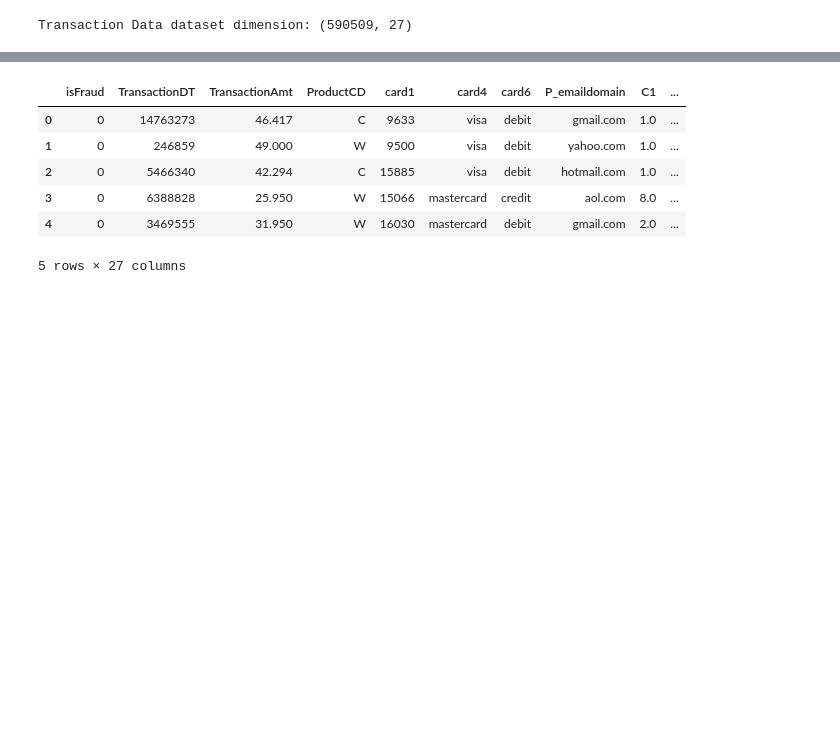
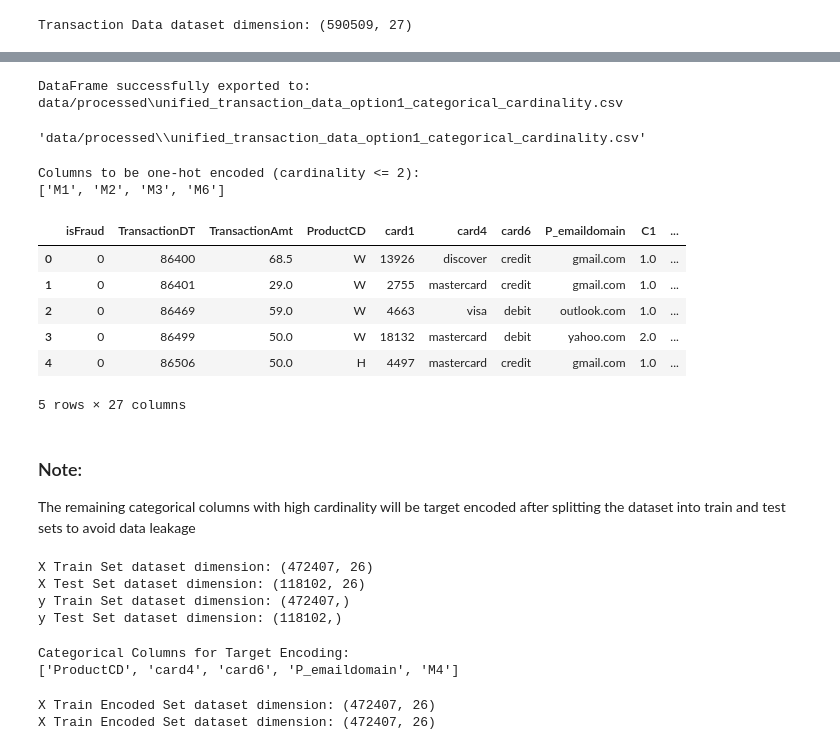
Before and after one commit to LakeeshaRCL/msc-ds-ai-research-implementations, a Jupyter notebook: preprocessor.ipynb, the cells around one changed output, grey strips where cells are left out. Saved outputs shown, nothing was run; the diff lists cells and outputs as text; code cells hidden in the pictures; blank space fills up the shorter version.

```diff
--- a/preprocessor.ipynb
+++ b/preprocessor.ipynb
@@ -35,0 +80,5 @@ Test Set dataset dimension: (118102, 27)
+# %%
+# get cardinality of categorical columns
+categorical_cardinality = get_categorical_value_counts(transaction_data_df, categorical_columns)
+print ("Categorical Columns Cardinality:")
+print (categorical_cardinality)
@@ -36,11 +97,61 @@ Test Set dataset dimension: (118102, 27)
+# %%
+# export this cardinality information to csv for future reference
+export_dataframe_to_csv(categorical_cardinality, data_base_path + "processed/null_value_option_1","unified_transaction_data_option1_categorical_cardinality.csv")
+# %% [output]
+DataFrame successfully exported to: data/processed\unified_transaction_data_option1_categorical_cardinality.csv
+'data/processed\\unified_transaction_data_option1_categorical_cardinality.csv'
+# %%
+# one-hot encode categorical columns with less than 2 unique values
+max_cardinality_one_hot = 2
+columns_for_one_hot = categorical_cardinality.loc[categorical_cardinality["value_count"] <= max_cardinality_one_hot]["column"].tolist()
+print(f"Columns to be one-hot encoded (cardinality <= {max_cardinality_one_hot}):")
+print(columns_for_one_hot)
+# %% [output]
+Columns to be one-hot encoded (cardinality <= 2):
+['M1', 'M2', 'M3', 'M6']
+# %%
+# one-hot encode selected columns
+one_hot_encoded_data = one_hot_encode(transaction_data_df, columns_for_one_hot)
+# %%
+one_hot_encoded_data.head()
+# %% [output]
+|  | isFraud | TransactionDT | TransactionAmt | ProductCD | card1 | card4 | card6 | P_emaildomain | C1 | ... |
+| 0 | 0 | 86400 | 68.5 | W | 13926 | discover | credit | gmail.com | 1.0 | ... |
+| 1 | 0 | 86401 | 29.0 | W | 2755 | mastercard | credit | gmail.com | 1.0 | ... |
+| 2 | 0 | 86469 | 59.0 | W | 4663 | visa | debit | outlook.com | 1.0 | ... |
+| 3 | 0 | 86499 | 50.0 | W | 18132 | mastercard | debit | yahoo.com | 2.0 | ... |
+| 4 | 0 | 86506 | 50.0 | H | 4497 | mastercard | credit | gmail.com | 1.0 | ... |
+5 rows × 27 columns
+# %% [markdown]
+### Note:
+The remaining categorical columns with high cardinality will be target encoded after splitting the dataset into train and test sets to avoid data leakage
+# %%
+# split dataset into train and test sets
+target_df = one_hot_encoded_data[target_variable]
+one_hot_encoded_data = drop_columns(one_hot_encoded_data, [target_variable])
+X_train_df, X_test_df, y_train_df, y_test_df = train_test_split(one_hot_encoded_data, target_df, test_size=0.2, random_state=42, stratify=target_df)
+# reset index
+X_train_df.reset_index(drop=True, inplace=True)
+X_test_df.reset_index(drop=True, inplace=True)
+y_train_df.reset_index(drop=True, inplace=True)
+y_test_df.reset_index(drop=True, inplace=True)
+
+# show dimensions of train and test sets
+dataset_dimension("X Train Set", X_train_df)
+dataset_dimension("X Test Set", X_test_df)
+dataset_dimension("y Train Set", y_train_df)
+dataset_dimension("y Test Set", y_test_df)
+# %% [output]
+X Train Set dataset dimension: (472407, 26)
+X Test Set dataset dimension: (118102, 26)
+y Train Set dataset dimension: (472407,)
+y Test Set dataset dimension: (118102,)
 # %%
-train_df.head()
+# get remaining categorical columns for target encoding
+categorical_cols_for_target_encoding = [col for col in categorical_columns if col not in columns_for_one_hot]
+print("Categorical Columns for Target Encoding:")
+print(categorical_cols_for_target_encoding)
 # %% [output]
-|  | isFraud | TransactionDT | TransactionAmt | ProductCD | card1 | card4 | card6 | P_emaildomain | C1 | ... |
-| 0 | 0 | 14763273 | 46.417 | C | 9633 | visa | debit | gmail.com | 1.0 | ... |
-| 1 | 0 | 246859 | 49.000 | W | 9500 | visa | debit | yahoo.com | 1.0 | ... |
-| 2 | 0 | 5466340 | 42.294 | C | 15885 | visa | debit | hotmail.com | 1.0 | ... |
-| 3 | 0 | 6388828 | 25.950 | W | 15066 | mastercard | credit | aol.com | 8.0 | ... |
-| 4 | 0 | 3469555 | 31.950 | W | 16030 | mastercard | debit | gmail.com | 2.0 | ... |
-5 rows × 27 columns
+Categorical Columns for Target Encoding:
+['ProductCD', 'card4', 'card6', 'P_emaildomain', 'M4']
 # %%
@@ -47,0 +163,6 @@ train_df.head()
+# %%
+dataset_dimension("X Train Encoded Set", X_train_encoded_df)
+dataset_dimension("X Train Encoded Set", X_train_encoded_df)
+# %% [output]
+X Train Encoded Set dataset dimension: (472407, 26)
+X Train Encoded Set dataset dimension: (472407, 26)
```
Also changed, not shown: parts of 12 cells of this notebook, 3 other files.
